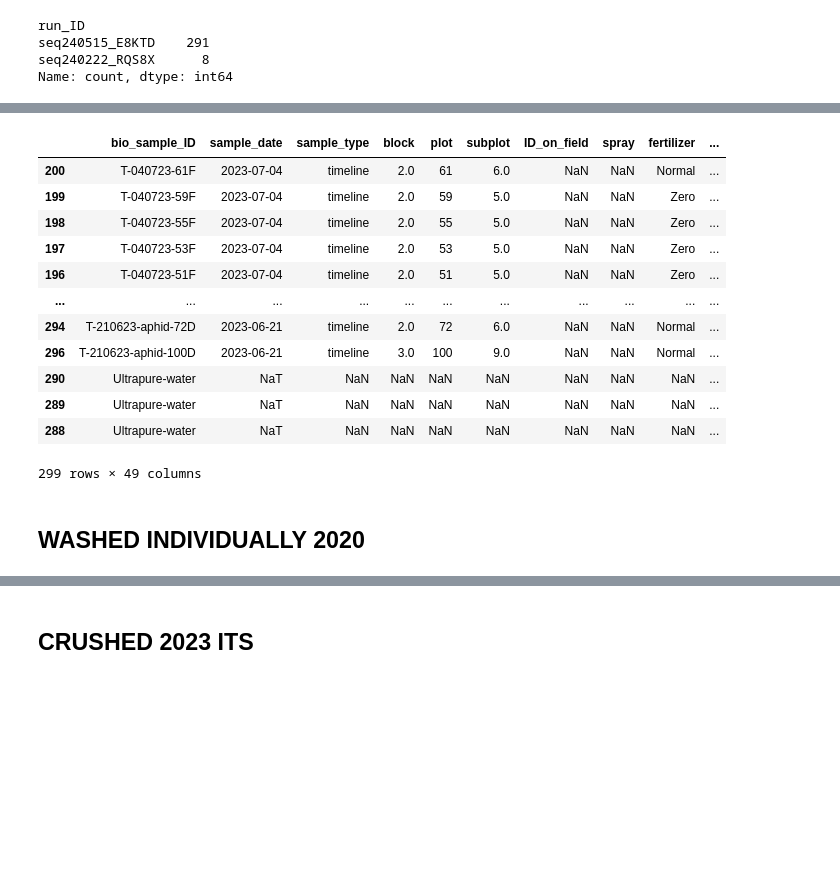
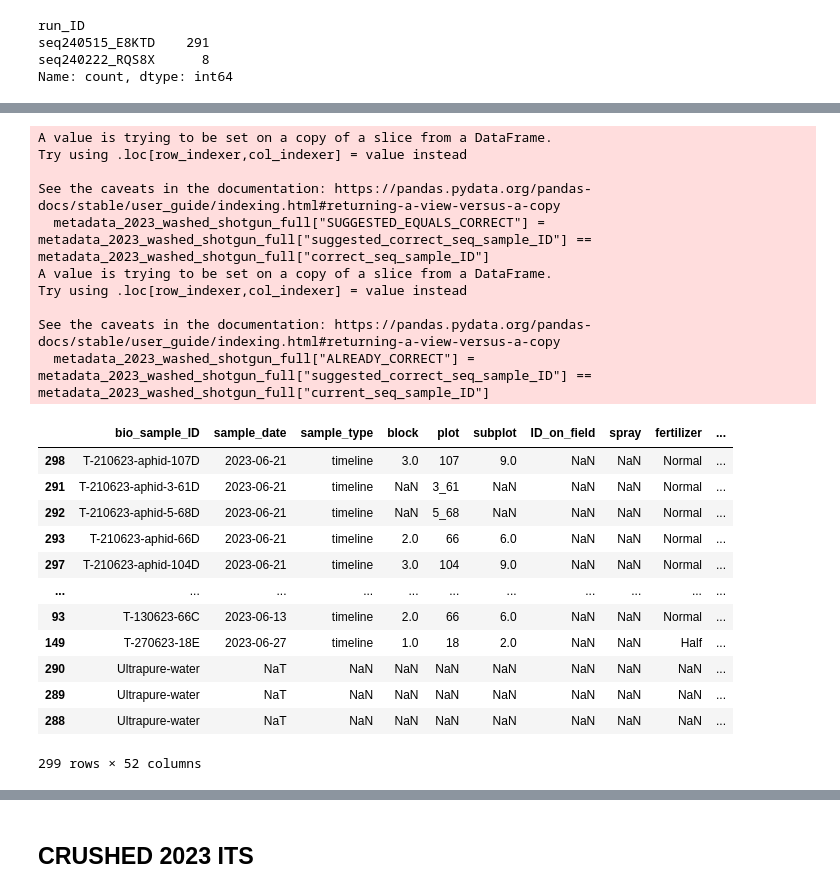
Before and after one commit to lauramilena3/MATRIX_METADATA, a Jupyter notebook: MICROBIOMICS/NOTEBOOKS/rename_scripts.ipynb, the cells around one changed output, grey strips where cells are left out. Cells and saved outputs as stored; diff of their text form; code cells hidden in the pictures; blank space fills up the shorter version.

```diff
--- a/MICROBIOMICS/NOTEBOOKS/rename_scripts.ipynb
+++ b/MICROBIOMICS/NOTEBOOKS/rename_scripts.ipynb
@@ -585,12 +2134,12 @@ seq240710_DR8PG    41
 seq231107_RISO1     8
 Name: count, dtype: int64
 # %%
-metadata_shotgun_2023_amplicon_full=metadata_shotgun_2023_amplicon.merge(df_folder_structure, left_on="run_ID", right_on="dir_name", how="left")
-metadata_shotgun_2023_amplicon_full=metadata_shotgun_2023_amplicon_full[metadata_shotgun_2023_amplicon_full["seq_sample_ID"].notna()]
-metadata_shotgun_2023_amplicon_full['suggested_correct_seq_sample_ID'] = \
-    metadata_shotgun_2023_amplicon_full['correct_seq_sample_ID'].fillna(metadata_shotgun_2023_amplicon_full['seq_sample_ID'])
-metadata_shotgun_2023_amplicon_full['suggested_correct_seq_sample_ID'] = metadata_shotgun_2023_amplicon_full['suggested_correct_seq_sample_ID'].str.replace("_", "-").str.replace("crushed-1-", "")
-metadata_shotgun_2023_amplicon_full=metadata_shotgun_2023_amplicon_full.sort_values("run_ID")
+metadata_2023_washed_shotgun_amplicon_full=metadata_2023_washed_shotgun_amplicon.merge(df_folder_structure, left_on="run_ID", right_on="dir_name", how="left")
+metadata_2023_washed_shotgun_amplicon_full=metadata_2023_washed_shotgun_amplicon_full[metadata_2023_washed_shotgun_amplicon_full["seq_sample_ID"].notna()]
+metadata_2023_washed_shotgun_amplicon_full['suggested_correct_seq_sample_ID'] = \
+    metadata_2023_washed_shotgun_amplicon_full['correct_seq_sample_ID'].fillna(metadata_2023_washed_shotgun_amplicon_full['seq_sample_ID'])
+metadata_2023_washed_shotgun_amplicon_full['suggested_correct_seq_sample_ID'] = metadata_2023_washed_shotgun_amplicon_full['suggested_correct_seq_sample_ID'].str.replace("_", "-").str.replace("crushed-1-", "")
+metadata_2023_washed_shotgun_amplicon_full=metadata_2023_washed_shotgun_amplicon_full.sort_values("run_ID")
 # %%
 
 
@@ -738,18 +2287,18 @@ seq240515_E8KTD    291
 seq240222_RQS8X      8
 Name: count, dtype: int64
 # %%
-metadata_shotgun_2023_full=metadata_shotgun_2023.merge(df_folder_structure, left_on="run_ID", right_on="dir_name", how="left")
-metadata_shotgun_2023_full=metadata_shotgun_2023_full[metadata_shotgun_2023_full["seq_sample_ID"].notna()]
+metadata_2023_washed_shotgun_full=metadata_2023_washed_shotgun.merge(df_folder_structure, left_on="run_ID", right_on="dir_name", how="left")
+metadata_2023_washed_shotgun_full=metadata_2023_washed_shotgun_full[metadata_2023_washed_shotgun_full["seq_sample_ID"].notna()]
 
-if 'correct_seq_sample_ID' not in metadata_shotgun_2023_full.columns:
-    metadata_shotgun_2023_full['correct_seq_sample_ID'] = np.nan
+if 'correct_seq_sample_ID' not in metadata_2023_washed_shotgun_full.columns:
+    metadata_2023_washed_shotgun_full['correct_seq_sample_ID'] = np.nan
 
-metadata_shotgun_2023_full['suggested_correct_seq_sample_ID'] = \
-    metadata_shotgun_2023_full['correct_seq_sample_ID'].fillna(metadata_shotgun_2023_full['seq_sample_ID'])
-metadata_shotgun_2023_full['suggested_correct_seq_sample_ID'] = metadata_shotgun_2023_full['suggested_correct_seq_sample_ID'].str.replace("_", "-").str.replace("crushed-1-", "")
-metadata_shotgun_2023_full=metadata_shotgun_2023_full.sort_values("run_ID")
+metadata_2023_washed_shotgun_full['suggested_correct_seq_sample_ID'] = \
+    metadata_2023_washed_shotgun_full['correct_seq_sample_ID'].fillna(metadata_2023_washed_shotgun_full['seq_sample_ID'])
+metadata_2023_washed_shotgun_full['suggested_correct_seq_sample_ID'] = metadata_2023_washed_shotgun_full['suggested_correct_seq_sample_ID'].str.replace("_", "-").str.replace("crushed-1-", "")
+metadata_2023_washed_shotgun_full=metadata_2023_washed_shotgun_full.sort_values("run_ID")
 
-metadata_shotgun_2023_full
+metadata_2023_washed_shotgun_full
 # %% [output]
 |  | bio_sample_ID | sample_date | sample_type | block | plot | subplot | ID_on_field | spray | fertilizer | ... |
 | 298 | T-210623-aphid-107D | 2023-06-21 | timeline | 3.0 | 107 | 9.0 | NaN | NaN | Normal | ... |
@@ -868,33 +2402,41 @@ S5_index
 # %%
 columns_to_move=["current_seq_sample_ID","correct_seq_sample_ID", "suggested_correct_seq_sample_ID"]
 # Reorder the DataFrame so that the specified columns are moved to the end
-metadata_shotgun_2023_full = metadata_shotgun_2023_full[
-    [col for col in metadata_shotgun_2023_full.columns if col not in columns_to_move] + columns_to_move
+metadata_2023_washed_shotgun_full = metadata_2023_washed_shotgun_full[
+    [col for col in metadata_2023_washed_shotgun_full.columns if col not in columns_to_move] + columns_to_move
 ]
 
 # Create a new column "SUGGESTED_EQUALS_CORRECT" that is True if the suggested correct seq_sample_ID equals the correct seq_sample_ID
-metadata_shotgun_2023_full["SUGGESTED_EQUALS_CORRECT"] = metadata_shotgun_2023_full["suggested_correct_seq_sample_ID"] == metadata_shotgun_2023_full["correct_seq_sample_ID"]
+metadata_2023_washed_shotgun_full["SUGGESTED_EQUALS_CORRECT"] = metadata_2023_washed_shotgun_full["suggested_correct_seq_sample_ID"] == metadata_2023_washed_shotgun_full["correct_seq_sample_ID"]
 
 # Create a new column "ALREADY_CORRECT" that is True if the suggested correct seq_sample_ID equals the current seq_sample_ID
-metadata_shotgun_2023_full["ALREADY_CORRECT"] = metadata_shotgun_2023_full["suggested_correct_seq_sample_ID"] == metadata_shotgun_2023_full["current_seq_sample_ID"]
+metadata_2023_washed_shotgun_full["ALREADY_CORRECT"] = metadata_2023_washed_shotgun_full["suggested_correct_seq_sample_ID"] == metadata_2023_washed_shotgun_full["current_seq_sample_ID"]
 
 # Sort the DataFrame by "SUGGESTED_EQUALS_CORRECT" and "ALREADY_CORRECT" columns
 # The rows with "True" for "SUGGESTED_EQUALS_CORRECT" and "ALREADY_CORRECT" will come first
-metadata_shotgun_2023_full = metadata_shotgun_2023_full.sort_values(["SUGGESTED_EQUALS_CORRECT", "ALREADY_CORRECT"])
-metadata_shotgun_2023_full
+metadata_2023_washed_shotgun_full = metadata_2023_washed_shotgun_full.sort_values(["SUGGESTED_EQUALS_CORRECT", "ALREADY_CORRECT"])
+metadata_2023_washed_shotgun_full
 # %% [output]
+A value is trying to be set on a copy of a slice from a DataFrame.
+Try using .loc[row_indexer,col_indexer] = value instead
+
+See the caveats in the documentation: https://pandas.pydata.org/pandas-docs/stable/user_guide/indexing.html#returning-a-view-versus-a-copy
+  metadata_2023_washed_shotgun_full["SUGGESTED_EQUALS_CORRECT"] = metadata_2023_washed_shotgun_full["suggested_correct_seq_sample_ID"] == metadata_2023_washed_shotgun_full["correct_seq_sample_ID"]
+A value is trying to be set on a copy of a slice from a DataFrame.
+Try using .loc[row_indexer,col_indexer] = value instead
+
+See the caveats in the documentation: https://pandas.pydata.org/pandas-docs/stable/user_guide/indexing.html#returning-a-view-versus-a-copy
+  metadata_2023_washed_shotgun_full["ALREADY_CORRECT"] = metadata_2023_washed_shotgun_full["suggested_correct_seq_sample_ID"] == metadata_2023_washed_shotgun_full["current_seq_sample_ID"]
 |  | bio_sample_ID | sample_date | sample_type | block | plot | subplot | ID_on_field | spray | fertilizer | ... |
-| 200 | T-040723-61F | 2023-07-04 | timeline | 2.0 | 61 | 6.0 | NaN | NaN | Normal | ... |
-| 199 | T-040723-59F | 2023-07-04 | timeline | 2.0 | 59 | 5.0 | NaN | NaN | Zero | ... |
-| 198 | T-040723-55F | 2023-07-04 | timeline | 2.0 | 55 | 5.0 | NaN | NaN | Zero | ... |
-| 197 | T-040723-53F | 2023-07-04 | timeline | 2.0 | 53 | 5.0 | NaN | NaN | Zero | ... |
-| 196 | T-040723-51F | 2023-07-04 | timeline | 2.0 | 51 | 5.0 | NaN | NaN | Zero | ... |
+| 298 | T-210623-aphid-107D | 2023-06-21 | timeline | 3.0 | 107 | 9.0 | NaN | NaN | Normal | ... |
+| 291 | T-210623-aphid-3-61D | 2023-06-21 | timeline | NaN | 3_61 | NaN | NaN | NaN | Normal | ... |
+| 292 | T-210623-aphid-5-68D | 2023-06-21 | timeline | NaN | 5_68 | NaN | NaN | NaN | Normal | ... |
+| 293 | T-210623-aphid-66D | 2023-06-21 | timeline | 2.0 | 66 | 6.0 | NaN | NaN | Normal | ... |
+| 297 | T-210623-aphid-104D | 2023-06-21 | timeline | 3.0 | 104 | 9.0 | NaN | NaN | Normal | ... |
 | ... | ... | ... | ... | ... | ... | ... | ... | ... | ... | ... |
-| 294 | T-210623-aphid-72D | 2023-06-21 | timeline | 2.0 | 72 | 6.0 | NaN | NaN | Normal | ... |
-| 296 | T-210623-aphid-100D | 2023-06-21 | timeline | 3.0 | 100 | 9.0 | NaN | NaN | Normal | ... |
+| 93 | T-130623-66C | 2023-06-13 | timeline | 2.0 | 66 | 6.0 | NaN | NaN | Normal | ... |
+| 149 | T-270623-18E | 2023-06-27 | timeline | 1.0 | 18 | 2.0 | NaN | NaN | Half | ... |
 | 290 | Ultrapure-water | NaT | NaN | NaN | NaN | NaN | NaN | NaN | NaN | ... |
 | 289 | Ultrapure-water | NaT | NaN | NaN | NaN | NaN | NaN | NaN | NaN | ... |
 | 288 | Ultrapure-water | NaT | NaN | NaN | NaN | NaN | NaN | NaN | NaN | ... |
-299 rows × 49 columns
+299 rows × 52 columns
-# %% [markdown]
-## WASHED INDIVIDUALLY 2020
```
Also changed, not shown: parts of 112 cells of this notebook, 27 other files.
